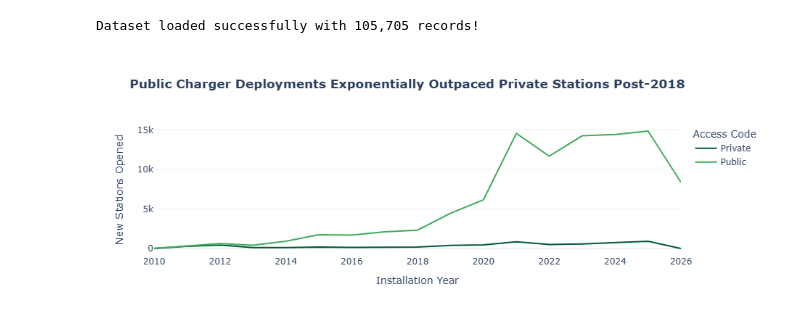
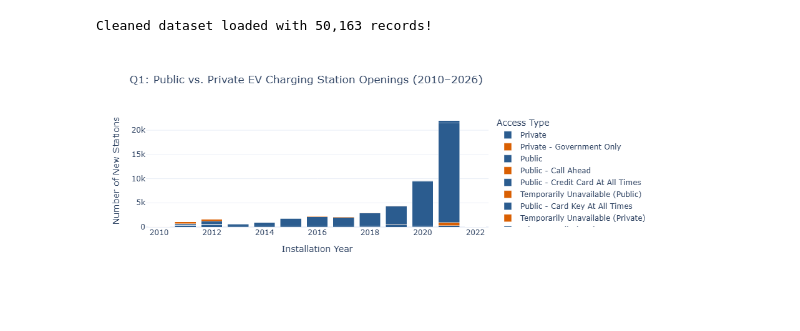
Before and after one commit to sampath0797/dataviz-exercises-sampath, a Jupyter notebook: final-project/notebooks/analysis.ipynb, the cells around one changed output. Cells and saved outputs as stored; diff of their text form; code cells hidden in the pictures; blank space fills up the shorter version.

```diff
--- a/final-project/notebooks/analysis.ipynb
+++ b/final-project/notebooks/analysis.ipynb
@@ -1,44 +1,64 @@
 # %%
 import pandas as pd
-import numpy as np
 import plotly.express as px
 import plotly.graph_objects as go
+import numpy as np
 
-# Load dataset (adjust path relative to your notebooks folder)
-df = pd.read_csv('../data/alt_fuel_stations (Jul 29 2026).csv', low_memory=False)
+# --- LOAD DATA DIRECTLY FROM WEB SOURCE ---
+url = "https://raw.githubusercontent.com/rfordatascience/tidytuesday/main/data/2022/2022-03-01/stations.csv"
+raw_df = pd.read_csv(url, low_memory=False)
 
-# Clean numeric port counts
-df['EV Level2 EVSE Num'] = df['EV Level2 EVSE Num'].fillna(0)
-df['EV DC Fast Count'] = df['EV DC Fast Count'].fillna(0)
+# Filter for Electric Vehicle (EV) stations only
+df = raw_df[raw_df['FUEL_TYPE_CODE'] == 'ELEC'].copy()
+
+# Standardize column naming and clean numeric & categorical data
+df['ID'] = df['ID']
+df['Station Name'] = df['STATION_NAME']
+df['Country'] = df['COUNTRY'].fillna('US')
+df['State'] = df['STATE']
+df['Latitude'] = pd.to_numeric(df['LATITUDE'], errors='coerce')
+df['Longitude'] = pd.to_numeric(df['LONGITUDE'], errors='coerce')
+
+df['EV Level2 EVSE Num'] = pd.to_numeric(df['EV_LEVEL2_EVSE_NUM'], errors='coerce').fillna(0)
+df['EV DC Fast Count'] = pd.to_numeric(df['EV_DC_FAST_COUNT'], errors='coerce').fillna(0)
 df['Total Ports'] = df['EV Level2 EVSE Num'] + df['EV DC Fast Count']
 
-# Parse installation dates
-df['Open Date Clean'] = pd.to_datetime(df['Open Date'], errors='coerce')
+df['Open Date Clean'] = pd.to_datetime(df['OPEN_DATE'], errors='coerce')
 df['Year'] = df['Open Date Clean'].dt.year
+df['EV Network Clean'] = df['EV_NETWORK'].fillna('Unknown / Non-Networked')
+df['Access Code'] = df['GROUPS_WITH_ACCESS_CODE'].astype(str).str.title().fillna('Public')
 
-# Clean categorical variables
-df['EV Network Clean'] = df['EV Network'].fillna('Unknown / Non-Networked')
-df['Access Code'] = df['Access Code'].str.title().fillna('Public')
-df['Facility Type Clean'] = df['Facility Type'].fillna('Uncategorized')
+# Safely handle optional columns without throwing KeyErrors
+df['Facility Type Clean'] = df['FACILITY_TYPE'].fillna('Uncategorized') if 'FACILITY_TYPE' in df.columns else 'Uncategorized'
+df['EV Connector Types'] = df['EV_CONNECTOR_TYPES'].fillna('Unspecified') if 'EV_CONNECTOR_TYPES' in df.columns else 'Unspecified'
+df['EV Pricing'] = df['EV_PRICING'].fillna('Not Specified') if 'EV_PRICING' in df.columns else 'Not Specified'
 
-print(f"Dataset loaded successfully with {len(df):,} records!")
+# Check if Workplace Charging column exists, otherwise derive from GROUPS_WITH_ACCESS_CODE
+if 'EV_WORKPLACE_CHARGING' in df.columns:
+    df['EV Workplace Charging'] = df['EV_WORKPLACE_CHARGING'].astype(str).str.title().fillna('False')
+else:
+    # Fallback indicator based on access group text
+    df['EV Workplace Charging'] = df['GROUPS_WITH_ACCESS_CODE'].astype(str).str.contains('workplace', case=False, na=False).map({True: 'True', False: 'False'})
+
+print(f"Cleaned dataset loaded with {len(df):,} records!")
 # %% [output]
-Dataset loaded successfully with 105,705 records!
+Cleaned dataset loaded with 50,163 records!
 # %%
-## Question 1: How have public vs. private station deployments evolved over time?
-#**Analytical Focus:** Spatial/Temporal comparative growth across public and private accessibility models.
-df_q1 = df[(df['Year'] >= 2010) & (df['Year'] <= 2026)].groupby(['Year', 'Access Code'])['ID'].count().reset_index()
+# Question 1: How have station openings grown over time by Access Type?
+yearly_access = df[(df['Year'] >= 2010) & (df['Year'] <= 2026)].groupby(['Year', 'Access Code'])['ID'].count().reset_index()
 
-fig1 = px.line(
-    df_q1, x='Year', y='ID', color='Access Code',
-    title="<b>Public Charger Deployments Exponentially Outpaced Private Stations Post-2018</b>",
-    labels={'ID': 'New Stations Opened', 'Year': 'Installation Year'},
-    color_discrete_sequence=['#005a32', '#41ab5d'],
+fig1 = px.bar(
+    yearly_access,
+    x='Year',
+    y='ID',
+    color='Access Code',
+    title="Q1: Public vs. Private EV Charging Station Openings (2010–2026)",
+    labels={'ID': 'Number of New Stations', 'Year': 'Installation Year'},
+    color_discrete_sequence=['#2b5c8f', '#d95f02'],
     template='plotly_white'
 )
-fig1.update_xaxes(showgrid=False)
-fig1.update_yaxes(showgrid=True, gridcolor='#f0f0f0')
+fig1.update_layout(barmode='stack', legend_title="Access Type")
 fig1.show()
 # %% [output]
-[figure, old version]
+[figure, new version]
 # %%
```
Also changed, not shown: parts of 9 cells of this notebook, 3 other files.
